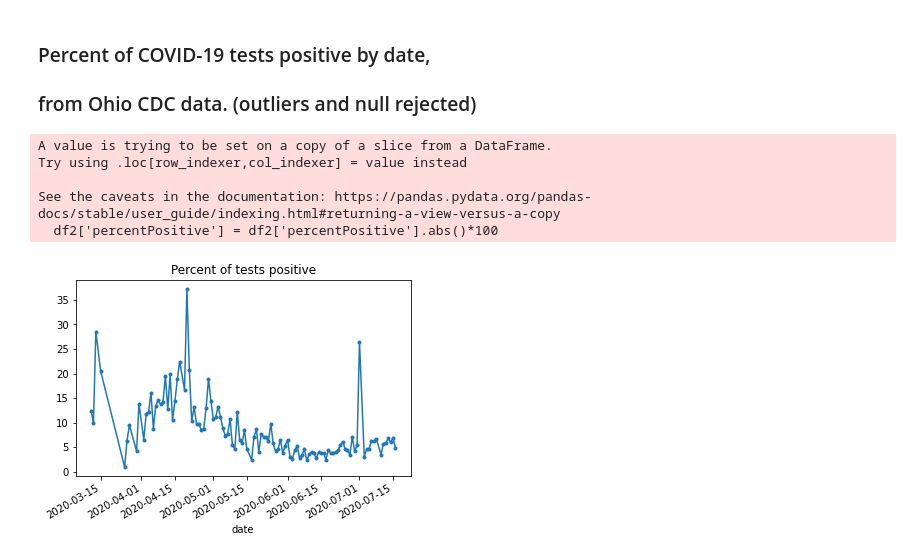
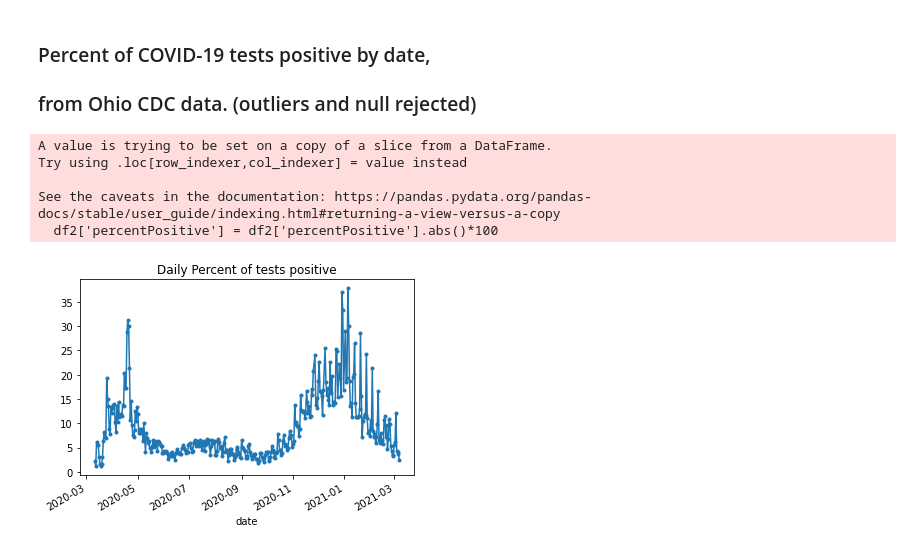
Before and after one commit to mpeaton/cvanal, a Jupyter notebook: COVID-19.ipynb, the cells around one changed output. Cells and saved outputs as stored; diff of their text form; code cells hidden in the pictures.

```diff
--- a/COVID-19.ipynb
+++ b/COVID-19.ipynb
@@ -7,30 +7,53 @@ import pandas as pd
 # %% [markdown]
 ### Percent of COVID-19 tests positive by date,
 ### from Ohio CDC data.  (outliers and null rejected)
+# %%
+load_from_file=False
+save_data=False
+
+def pull_data():
+    result = requests.get("https://covidtracking.com/api/states/daily")
+    return json.loads(result.content)
+
+if load_from_file:
+    try:
+        with open('data_pull.json','r') as fp:
+            data = json.load(fp)
+    except:
+        data = pull_data()
+else:
+    data=pull_data()
+
+
+if save_data:
+    with open('data.json','w') as fp:
+        fp.writelines(json.dumps(data,indent=4))
 # %%
 state='OH'
 # %%
-result = requests.get("https://covidtracking.com/api/states/daily")
-data = json.loads(result.content)
+#result = requests.get("https://covidtracking.com/api/states/daily")
+#data = json.loads(result.content)
 df = pd.DataFrame([ d for d in data if d['state']==state])
 df['date'] = pd.to_datetime(df['date'],format='%Y%m%d')
 df = df.set_index('date')
 
 df['percentPositive'] =  df.positiveIncrease / df.totalTestResultsIncrease
 
 notNullorOneorZero =  ~df['percentPositive'].isnull() & (df['percentPositive']!=1) & (df['percentPositive']!=0)
 notTooBig = ~(df['percentPositive'] > .5)
 
 df2 = df[ notNullorOneorZero & notTooBig ]
 
 df2['percentPositive'] = df2['percentPositive'].abs()*100
+notTooBig = ~(df2['percentPositive'] > 50)
+
 #df_percent = df2.loc[:,'percentPositive']
-a1 = df2.percentPositive.plot(marker='.',title='Percent of tests positive')
+a1 = df2[notTooBig].percentPositive.plot(marker='.',title='Daily Percent of tests positive')
 a1.figure.savefig('percent',dpi=100)
 # %% [output]
 A value is trying to be set on a copy of a slice from a DataFrame.
 Try using .loc[row_indexer,col_indexer] = value instead
 
 See the caveats in the documentation: https://pandas.pydata.org/pandas-docs/stable/user_guide/indexing.html#returning-a-view-versus-a-copy
   df2['percentPositive'] = df2['percentPositive'].abs()*100
-[figure, old version]
+[figure, new version]
```
Also changed, not shown: parts of 15 cells of this notebook, 7 other files.
